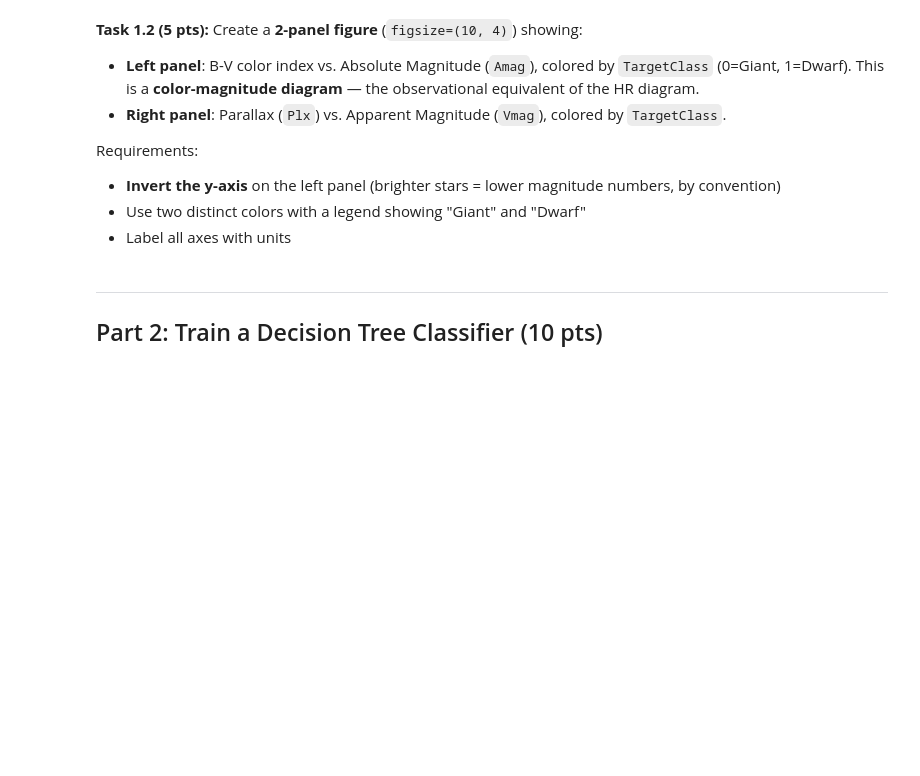
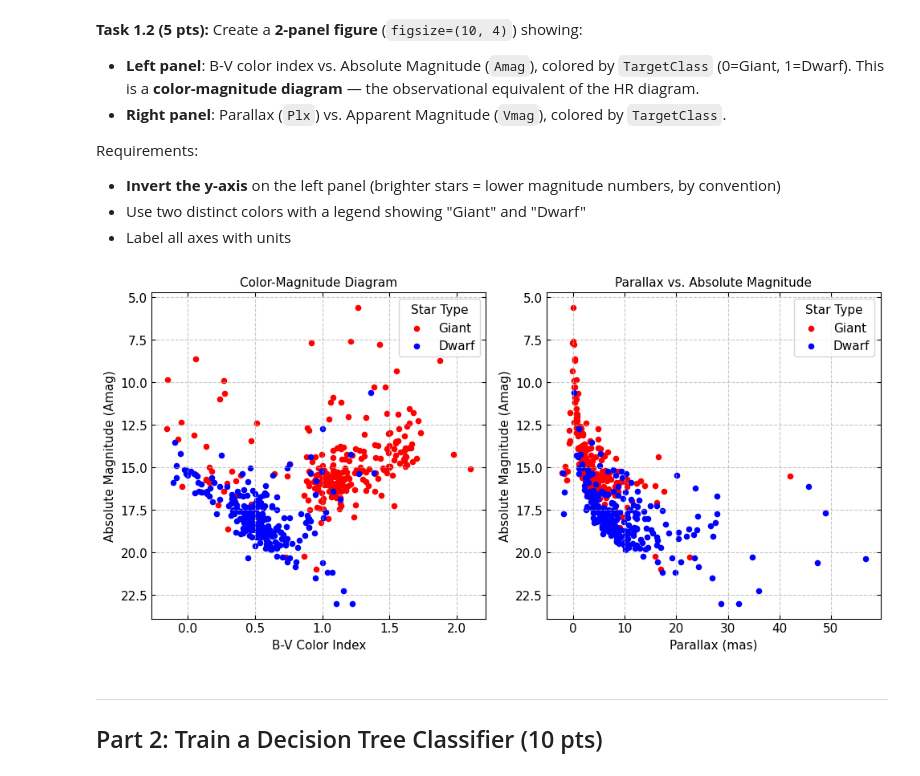
Before and after one commit to owenabbata/PHY386, a Jupyter notebook: 2026/HW/OwenAbbata/HW5.ipynb, the cells around one changed output. Cells and saved outputs as stored; diff of their text form; code cells hidden in the pictures; blank space fills up the shorter version.

Commit message:
Asked ChatGPT the difference between AI and Machine Learning, added the data set, had all 3 learning algorithms compute the data, added all graphs, and wrote down my responses for the questions

```diff
--- a/2026/HW/OwenAbbata/HW5.ipynb
+++ b/2026/HW/OwenAbbata/HW5.ipynb
@@ -587,3 +741,54 @@ Requirements:
+# %%
+# Task 1.2: Your code here
+
+fig, axes = plt.subplots(1, 2, figsize=(10, 5)) # Adjust figsize as needed for two plots
+
+legend_labels = {0: 'Giant', 1: 'Dwarf'}
+colors = {0: 'red', 1: 'blue'}
+
+# Left panel plot: B-V vs. Absolute Magnitude
+for class_val, label in legend_labels.items():
+    subset = df_hipparcos[df_hipparcos['TargetClass'] == class_val]
+    axes[0].scatter(
+        subset['B-V'],
+        subset['Amag'],
+        color=colors[class_val],
+        s=20, # Adjust point size
+        label=label
+    )
+
+axes[0].set_xlabel('B-V Color Index')
+axes[0].set_ylabel('Absolute Magnitude (Amag)')
+axes[0].set_title('Color-Magnitude Diagram')
+axes[0].invert_yaxis()
+axes[0].legend(title='Star Type')
+axes[0].grid(True, linestyle='--', alpha=0.7)
+
+# Right panel plot: Parallax vs. Absolute Magnitude
+for class_val, label in legend_labels.items():
+    subset = df_hipparcos[df_hipparcos['TargetClass'] == class_val]
+    axes[1].scatter(
+        subset['Plx'],
+        subset['Amag'],
+        color=colors[class_val],
+        s=20, # Adjust point size
+        label=label
+    )
+
+axes[1].set_xlabel('Parallax (mas)')
+axes[1].set_ylabel('Absolute Magnitude (Amag)')
+axes[1].set_title('Parallax vs. Absolute Magnitude')
+axes[1].invert_yaxis()
+axes[1].legend(title='Star Type')
+axes[1].grid(True, linestyle='--', alpha=0.7)
+
+
+
+
+plt.tight_layout()
+plt.show()
+# %% [output]
+[figure, added]
 # %% [markdown]
 ---
 
```
Also changed, not shown: parts of 25 cells of this notebook.
